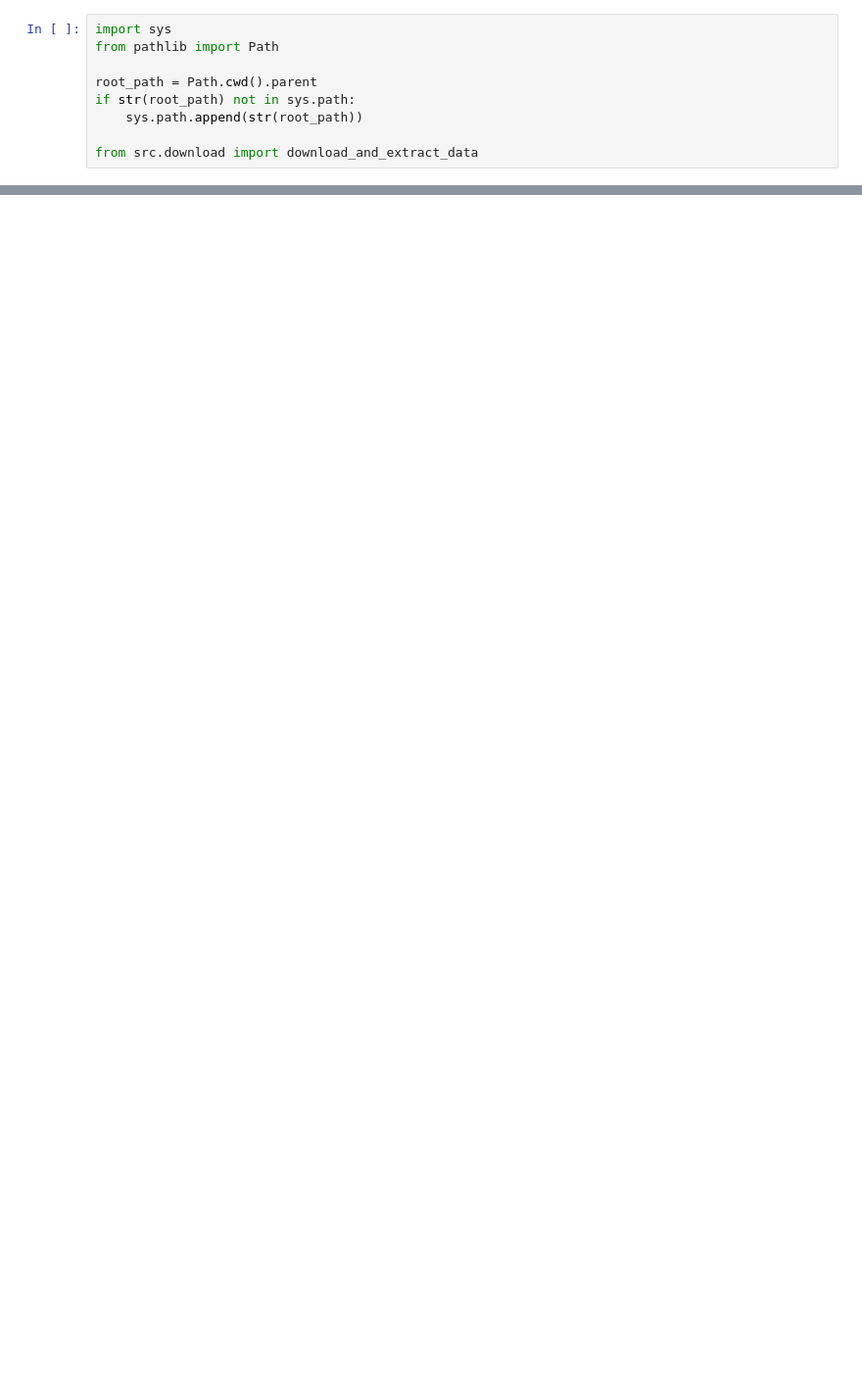
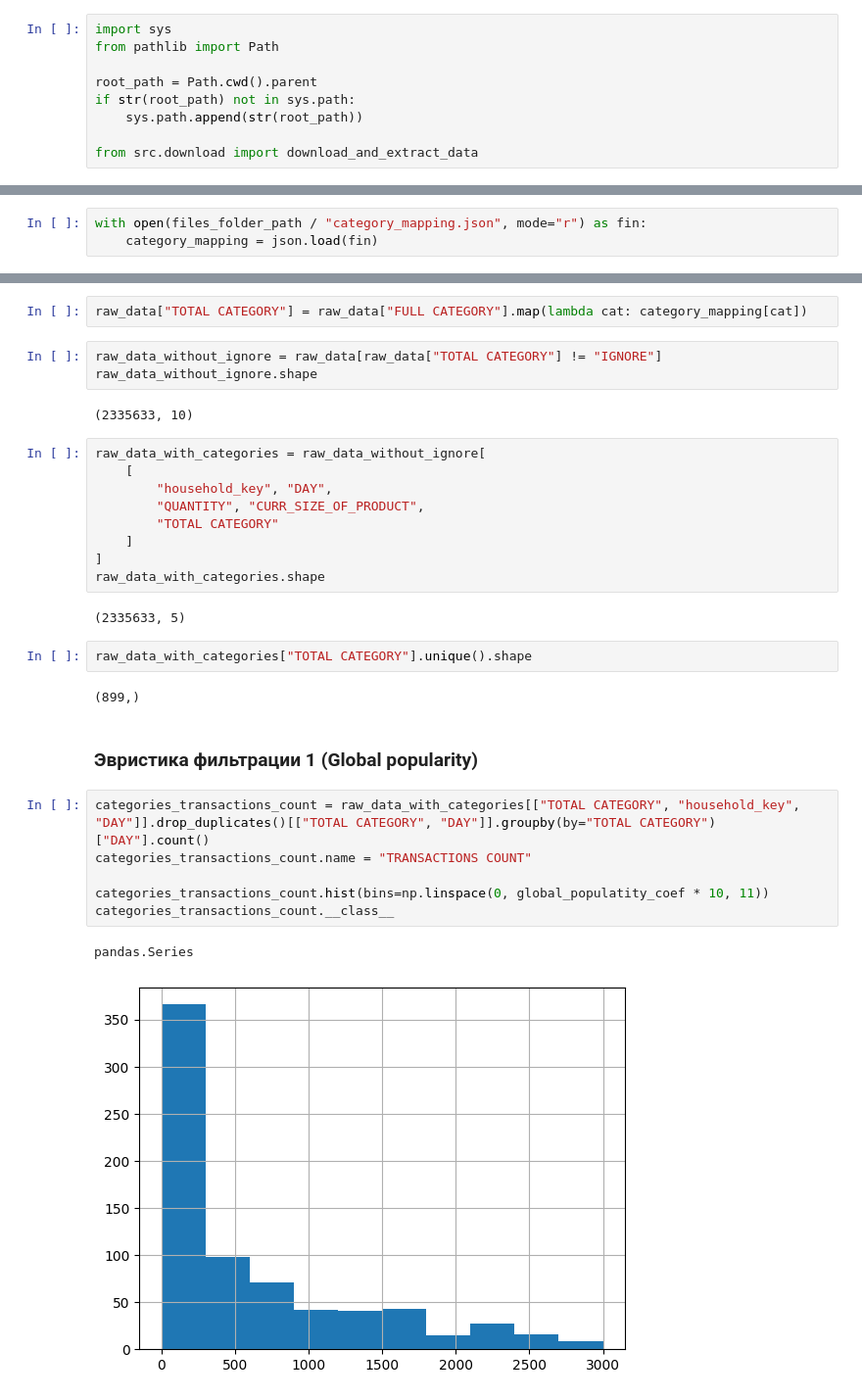
Before and after one commit to SanchukS/Course-Work-Spring-2026, a Jupyter notebook: notebooks/data-pipeline.ipynb, the cells around one changed output, grey strips where cells are left out. Shown at 98% size. Cells and saved outputs as stored; diff of their text form; blank space fills up the shorter version.

Commit message:
Add base data filtering, 5 filtering rules and begin outflow processing

```diff
--- a/notebooks/data-pipeline.ipynb
+++ b/notebooks/data-pipeline.ipynb
@@ -30,0 +152,3 @@ Dataset URL: https://www.kaggle.com/datasets/frtgnn/dunnhumby-the-complete-journ
+# %%
+with open(files_folder_path / "category_mapping.json", mode="r") as fin:
+    category_mapping = json.load(fin)
@@ -30,0 +160,33 @@ Dataset URL: https://www.kaggle.com/datasets/frtgnn/dunnhumby-the-complete-journ
+# %%
+raw_data["TOTAL CATEGORY"] = raw_data["FULL CATEGORY"].map(lambda cat: category_mapping[cat])
+# %%
+raw_data_without_ignore = raw_data[raw_data["TOTAL CATEGORY"] != "IGNORE"]
+raw_data_without_ignore.shape
+# %% [output]
+(2335633, 10)
+# %%
+raw_data_with_categories = raw_data_without_ignore[
+    [
+        "household_key", "DAY",
+        "QUANTITY", "CURR_SIZE_OF_PRODUCT",
+        "TOTAL CATEGORY"
+    ]
+]
+raw_data_with_categories.shape
+# %% [output]
+(2335633, 5)
+# %%
+raw_data_with_categories["TOTAL CATEGORY"].unique().shape
+# %% [output]
+(899,)
+# %% [markdown]
+### Эвристика фильтрации 1 (Global popularity)
+# %%
+categories_transactions_count = raw_data_with_categories[["TOTAL CATEGORY", "household_key", "DAY"]].drop_duplicates()[["TOTAL CATEGORY", "DAY"]].groupby(by="TOTAL CATEGORY")["DAY"].count()
+categories_transactions_count.name = "TRANSACTIONS COUNT"
+
+categories_transactions_count.hist(bins=np.linspace(0, global_populatity_coef * 10, 11))
+categories_transactions_count.__class__
+# %% [output]
+pandas.Series
+[figure, added]
```
Also changed, not shown: parts of 40 cells of this notebook.
